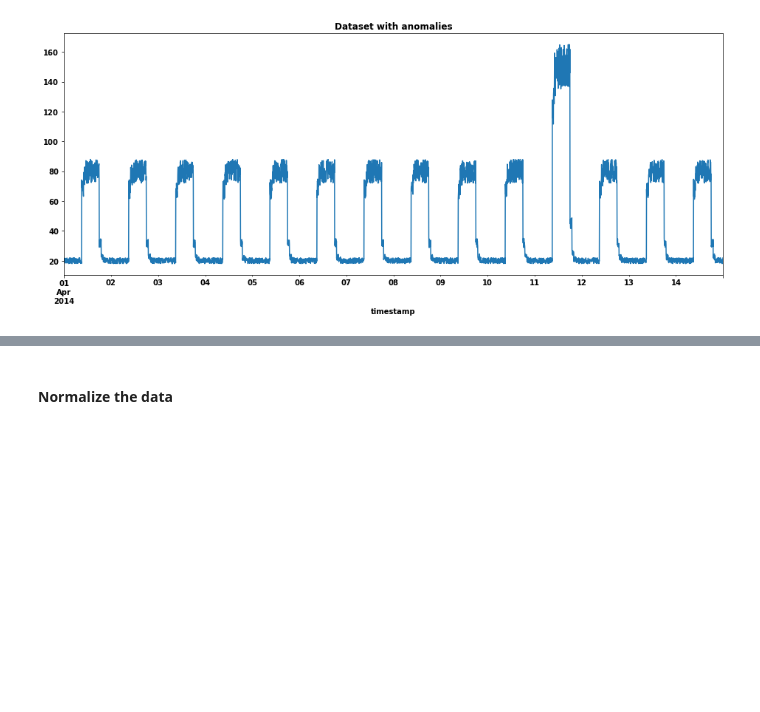
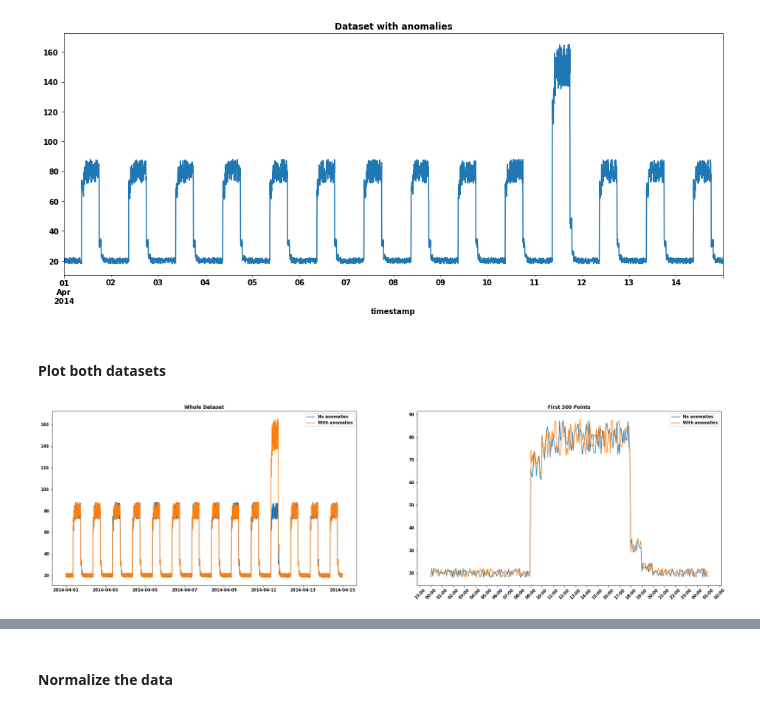
Before and after one commit to przemekbil/ML_and_stats, a Jupyter notebook: Assessments/Topic 5 - Time Series anomaly detection example.ipynb, the cells around one changed output, grey strips where cells are left out. Drawn from its saved outputs; the diff is of its cells as text; code cells hidden in the pictures; blank space fills up the shorter version.

Commit message:
Introduction in Topic 5 edited; both datasets ploted on one graph; dataset description added

```diff
--- a/Assessments/Topic 5 - Time Series anomaly detection example.ipynb
+++ b/Assessments/Topic 5 - Time Series anomaly detection example.ipynb
@@ -133,3 +145,42 @@ ax.set_title('Dataset with anomalies')
 plt.show()
 # %% [output]
 [figure]
+# %% [markdown]
+#### Plot both datasets
+# %%
+# Create a figure with two subplots
+fig, (ax1, ax2) = plt.subplots(nrows=1, ncols=2, figsize=(30,8))
+
+# Get the x-values from the index of the dataframe
+x = df_small_noise.index
+
+# get values from dataset without anomalies
+y1 = df_small_noise['value'].values
+
+# get values from dataset with anomalies
+y2 = df_daily_jumpsup['value'].values
+
+# Plot the whole dataset without anomalies on the first subplot
+ax1.plot(x, y1, label='No anomalies')
+ax1.plot(x, y2, label='With anomalies')
+ax1.set_title('Whole Dataset')
+
+# Plot the first 300 points of the dataset with anomalies on the second subplot
+ax2.plot(x[:300], y1[:300], label='No anomalies')
+ax2.plot(x[:300], y2[:300], label='With anomalies')
+ax2.set_title('First 300 Points')
+
+# Set the x-axis labels to only show the hours [13]
+ax2.xaxis.set_major_formatter(mdates.DateFormatter("%H:%M"))
+# Set the x-tick locations to show the hours only
+ax2.xaxis.set_major_locator(mdates.HourLocator())
+# Rotate x-axis labels
+plt.xticks(rotation=45)
+
+# Add a legend to each subplot
+ax1.legend()
+ax2.legend()
+
+plt.show()
+# %% [output]
+[figure, added]
```
Also changed, not shown: parts of 16 cells of this notebook, 1 other file.
